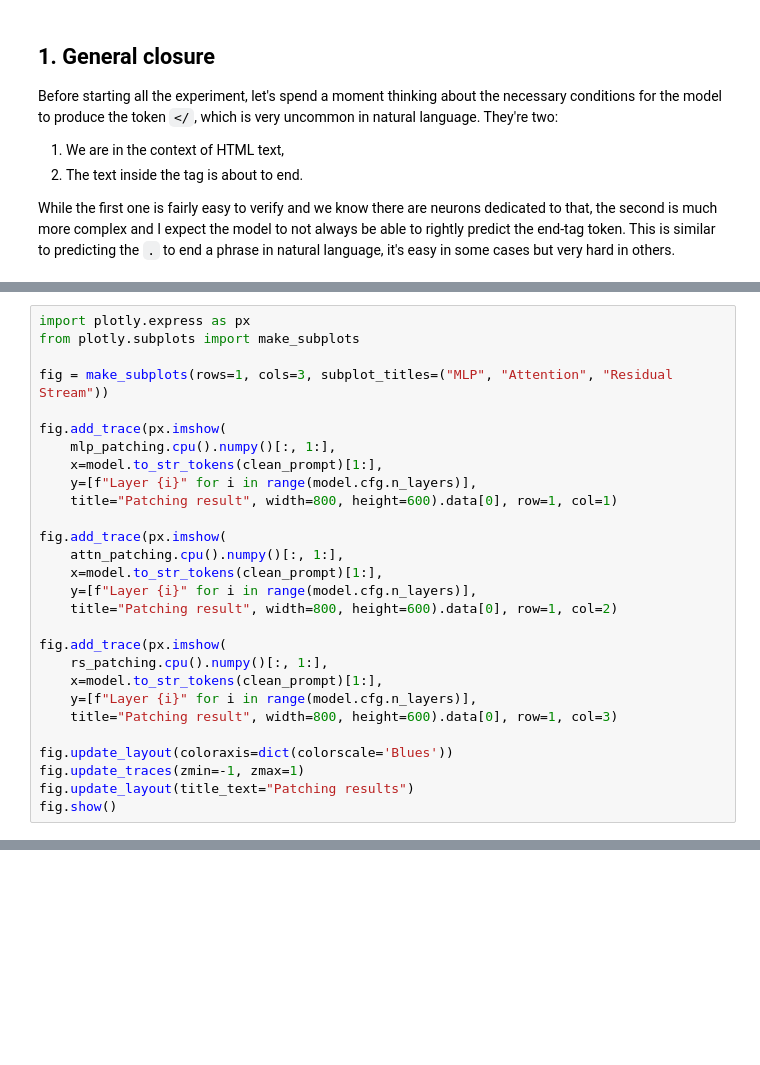
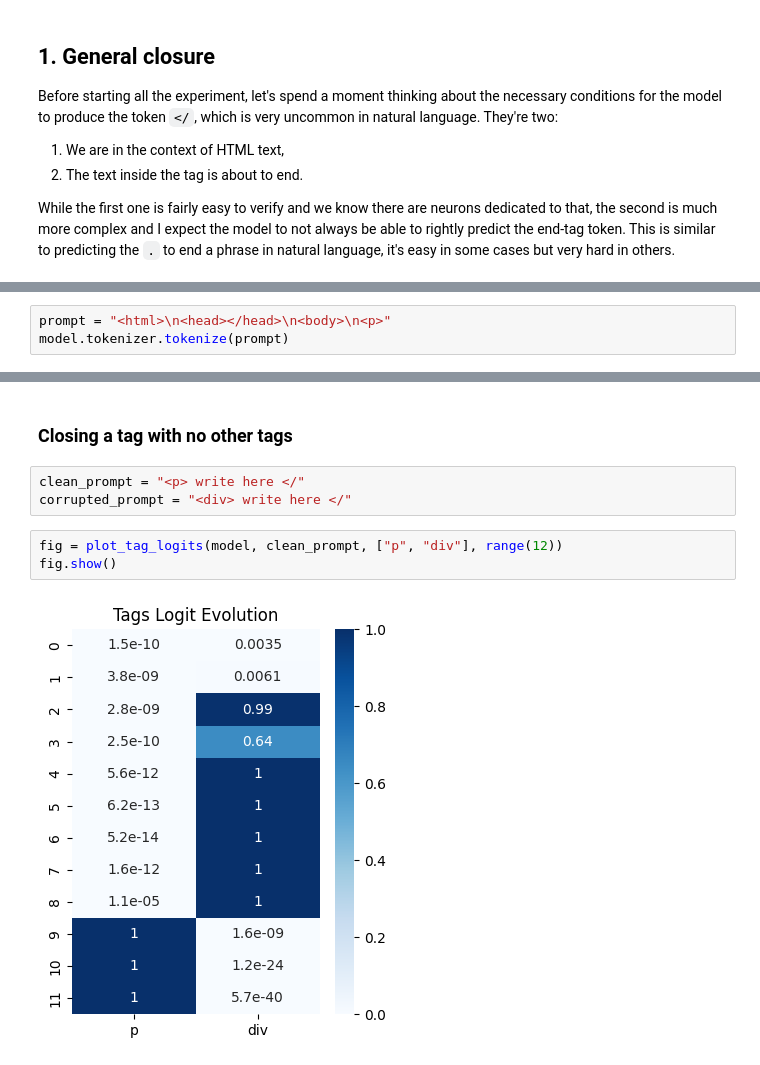
Before and after one commit to ghidav/mats-interp, a Jupyter notebook: demo.ipynb, the cells around one changed output, grey strips where cells are left out. Drawn from its saved outputs; the diff is of its cells as text; blank space fills up the shorter version.

```diff
--- a/demo.ipynb
+++ b/demo.ipynb
@@ -466,28 +108,0 @@ model.to_str_tokens(clean_prompt)
-# %%
-import plotly.express as px
-from plotly.subplots import make_subplots
-
-fig = make_subplots(rows=1, cols=3, subplot_titles=("MLP", "Attention", "Residual Stream"))
-
-fig.add_trace(px.imshow(
-    mlp_patching.cpu().numpy()[:, 1:],
-    x=model.to_str_tokens(clean_prompt)[1:],
-    y=[f"Layer {i}" for i in range(model.cfg.n_layers)],
-    title="Patching result", width=800, height=600).data[0], row=1, col=1)
-
-fig.add_trace(px.imshow(
-    attn_patching.cpu().numpy()[:, 1:],
-    x=model.to_str_tokens(clean_prompt)[1:],
-    y=[f"Layer {i}" for i in range(model.cfg.n_layers)],
-    title="Patching result", width=800, height=600).data[0], row=1, col=2)
-
-fig.add_trace(px.imshow(
-    rs_patching.cpu().numpy()[:, 1:],
-    x=model.to_str_tokens(clean_prompt)[1:],
-    y=[f"Layer {i}" for i in range(model.cfg.n_layers)],
-    title="Patching result", width=800, height=600).data[0], row=1, col=3)
-
-fig.update_layout(coloraxis=dict(colorscale='Blues'))
-fig.update_traces(zmin=-1, zmax=1)
-fig.update_layout(title_text="Patching results")
-fig.show()
@@ -507,0 +109,3 @@ tqdm.pandas()
+# %%
+prompt = "<html>\n<head></head>\n<body>\n<p>"
+model.tokenizer.tokenize(prompt)
@@ -507,0 +451,10 @@ tqdm.pandas()
+# %% [markdown]
+### Closing a tag with no other tags
+# %%
+clean_prompt = "<p> write here </"
+corrupted_prompt = "<div> write here </"
+# %%
+fig = plot_tag_logits(model, clean_prompt, ["p", "div"], range(12))
+fig.show()
+# %% [output]
+[figure, added]
```
Also changed, not shown: parts of 74 cells of this notebook.
